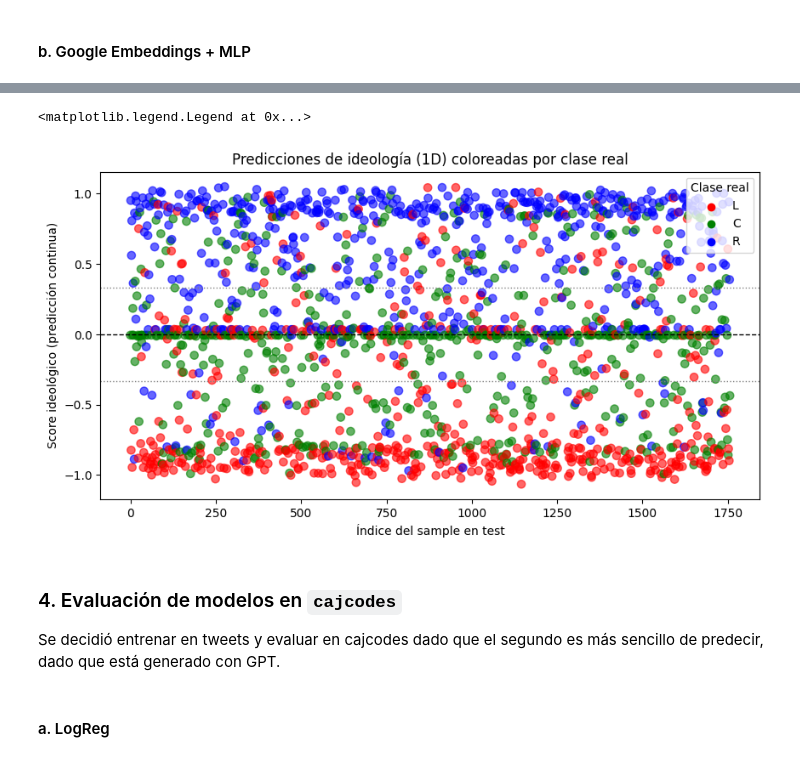
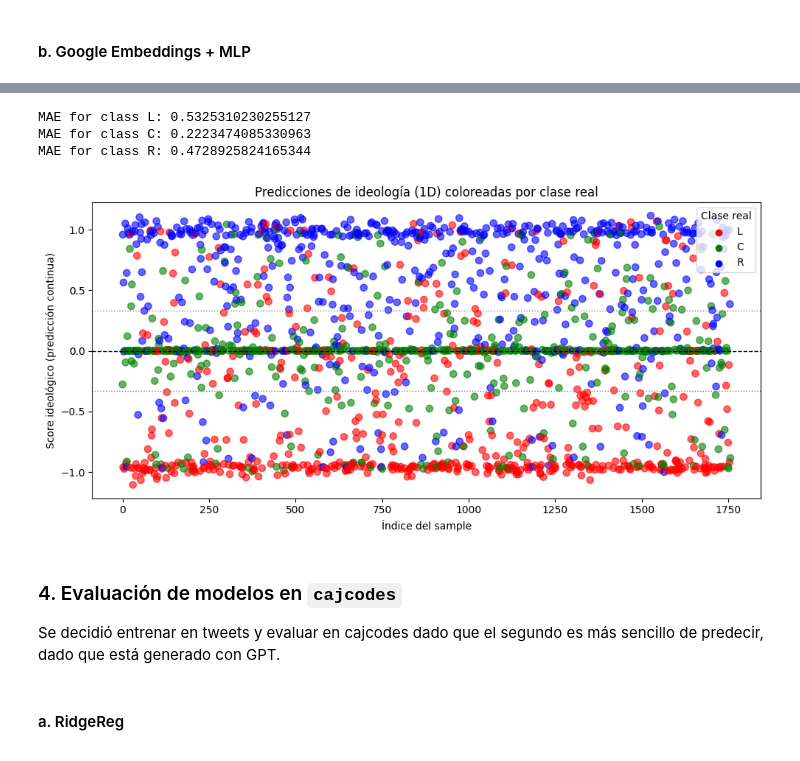
Before and after one commit to Larraguibel/inclinacion_politica, a Jupyter notebook: notebooks/regression.ipynb, the cells around one changed output, grey strips where cells are left out. Drawn from its saved outputs; the diff is of its cells as text; code cells hidden in the pictures.

````diff
--- a/notebooks/regression.ipynb
+++ b/notebooks/regression.ipynb
@@ -106,32 +92,32 @@ class MLP(nn.Module):
         self.net = nn.Sequential(
             nn.Linear(input_dim, 128),
             nn.ReLU(),
-            nn.Dropout(0.5),
+            nn.Dropout(0.3),
             nn.Linear(128, 64),
             nn.ReLU(),
-            nn.Dropout(0.5),
+            nn.Dropout(0.3),
             nn.Linear(64, 1),
         )
 
     def forward(self, x):
         return self.net(x).squeeze(1)
 
-model = MLP(input_dim).to(device)
+mlp_model = MLP(input_dim).to(device)
 # %%
 criterion = nn.MSELoss()
-optimizer = torch.optim.Adam(model.parameters(), lr=1e-3)
+optimizer = torch.optim.Adam(mlp_model.parameters(), lr=1e-3)
 
-epochs = 400
+epochs = 100
 
 for epoch in range(epochs):
-    model.train()
+    mlp_model.train()
     total_loss = 0
 
     for xb, yb in train_loader:
         xb = xb.to(device)
         yb = yb.to(device)
         optimizer.zero_grad()
-        preds = model(xb)
+        preds = mlp_model(xb)
         loss = criterion(preds, yb)
         loss.backward()
         optimizer.step()
@@ -140,14 +126,14 @@ for epoch in range(epochs):
         first_str = f"Epoch {epoch+1}/{epochs}  "
         print(f"{first_str}|  Train Loss: {total_loss/len(train_loader):.4f}")
         # Evaluate on test set
-        model.eval()
+        mlp_model.eval()
         all_preds = []
         all_labels = []
         with torch.no_grad():
             for xb, yb in test_loader:
                 xb = xb.to(device)
                 yb = yb.to(device)
-                preds = model(xb)
+                preds = mlp_model(xb)
                 all_preds.extend(preds.cpu().numpy())
                 all_labels.extend(yb.cpu().numpy())
         all_preds = np.array(all_preds)
@@ -176,29 +165,18 @@ Epoch 400/400  |  Train Loss: 0.0582
-# %%
-plt.figure(figsize=(10, 5))
-
-plt.scatter(
-    np.arange(len(all_preds)),
-    all_preds,
-    c=point_colors,
-    alpha=0.6,
-    s=45
-)
-
-plt.axhline(0, color="black", linestyle="--", linewidth=1)
-plt.axhline(0.33, color="gray", linestyle=":", linewidth=1)
-plt.axhline(-0.33, color="gray", linestyle=":", linewidth=1)
-
-plt.title("Predicciones de ideología (1D) coloreadas por clase real")
-plt.xlabel("Índice del sample en test")
-plt.ylabel("Score ideológico (predicción continua)")
-
-# leyenda manual
-for label, color in colors.items():
-    plt.scatter([], [], c=color, label=label)
-plt.legend(title="Clase real")
-# %% [output]
-<matplotlib.legend.Legend at 0x...>
-[figure, removed]
+# %%
+mae_per_class = mae_por_class(all_labels, all_preds)
+for cls, mae_cls in mae_per_class.items():
+    print(f"MAE for class {cls}: {mae_cls}")
+# %% [output]
+MAE for class L: 0.5325310230255127
+MAE for class C: 0.2223474085330963
+MAE for class R: 0.4728925824165344
+# %%
+plot_1d_predictions(
+    y_pred=all_preds,
+    true_labels=true_classes
+)
+# %% [output]
+[figure, added]
 # %% [markdown]
 ### 4. Evaluación de modelos en ```cajcodes```
 
@@ -206,2 +188,2 @@ Se decidió entrenar en tweets y evaluar en cajcodes dado que el segundo es más
 # %% [markdown]
-#### a. LogReg
+#### a. RidgeReg
````
Also changed, not shown: parts of 25 cells of this notebook.
